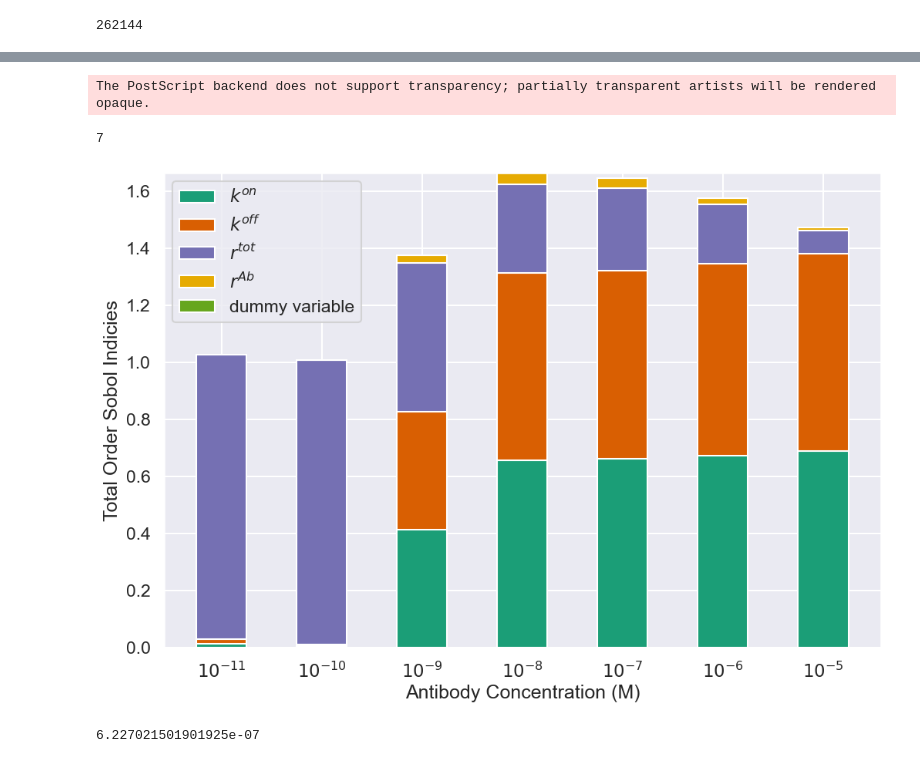
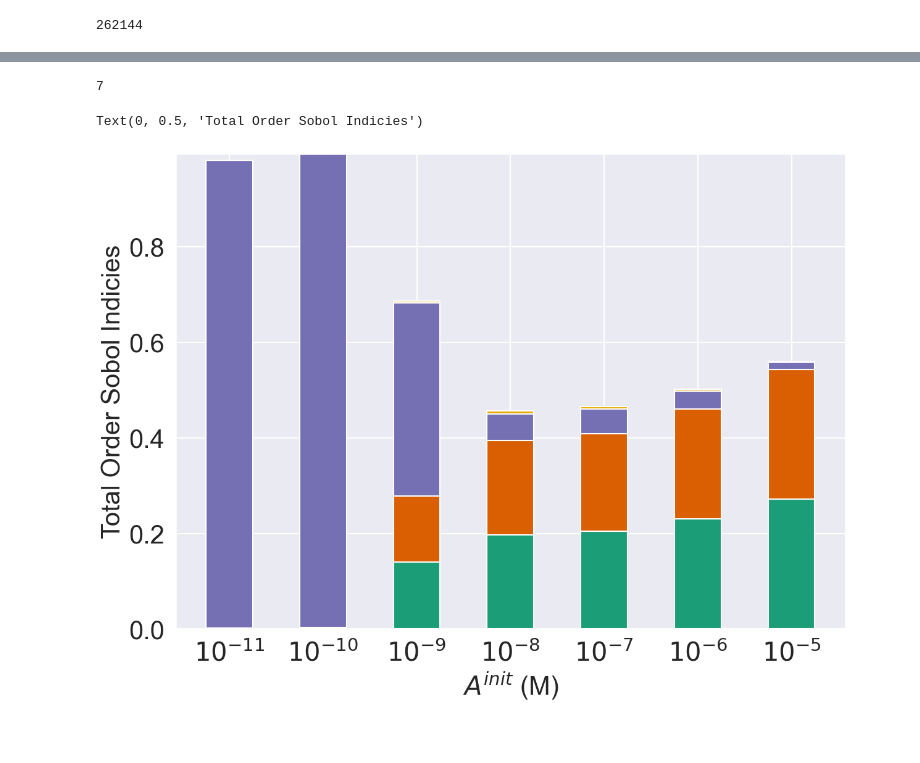
Before and after one commit to lukedtc/ADCC-Project, a Jupyter notebook: Corrected_model/model_r_single_cell_sensiv_analysis.ipynb, the cells around one changed output, grey strips where cells are left out. Drawn from its saved outputs; the diff is of its cells as text; code cells hidden in the pictures; blank space fills up the shorter version.

```diff
--- a/Corrected_model/model_r_single_cell_sensiv_analysis.ipynb
+++ b/Corrected_model/model_r_single_cell_sensiv_analysis.ipynb
@@ -47,18 +47,18 @@ problem1 = {
                [1, 1000]]
 }
 # %%
+
 vals = SALib.sample.sobol.sample(problem1, 65536)
-Y_ag1 = np.zeros(len(vals))
-Y_ag2 = np.zeros(len(vals))
-Y_ab = np.zeros(len(vals))
-indicies_ag1 = []
-indicies_ag2 = []
-indicies_ab = []
 A0s = [1e-11, 1e-10, 1e-9, 1e-8, 1e-7, 1e-6, 1e-5]
-
 Y = np.zeros(len(vals))
+Y1 = np.zeros(len(vals))
+Y2 = np.zeros(len(vals))
 indicies = []
 indicies_1 = []
+indicies_2 = []
+indicies_3= []
+indicies_4 = []
+indicies_5 = []
 # %%
 16384*16
 # %% [output]
@@ -82,9 +82,9 @@ for Ainit in A0s:
         k2 = target_effective_conc*kon/rtot
 
         if Ainit < 1e-8:
-            guess = 0
+            guess = 1e-4
         else:
-            guess = 0
+            guess = 1e-4
 
         A1_st = fsolve(A1_steady_state, [guess], args=(Ainit, kon, koff, k2, rtot, dummy))
         A2_st = A2_steady_state(A1_st, k2, koff, rtot, dummy)
@@ -93,12 +93,20 @@ for Ainit in A0s:
 
         if ((A1_st + 2*A2_st) > rtot):
             print('blown up')
-        Ag = (A1_st + 2*A2_st)/rtot
+        Ag =(A1_st + A2_st)
         Y[i] = Ag
+        Y1[i] = Ag/rtot
+        Y2[i] = (A1_st + 2*A2_st)/rtot
 
     Si = sobol.analyze(problem1, Y, print_to_console=True)
     indicies.append(Si['ST'])
     indicies_1.append(Si['S1'])
+    Si = sobol.analyze(problem1, Y1, print_to_console=True)
+    indicies_2.append(Si['ST'])
+    indicies_3.append(Si['S1'])
+    Si = sobol.analyze(problem1, Y2, print_to_console=True)
+    indicies_4.append(Si['ST'])
+    indicies_5.append(Si['S1'])
 # %% [output]
 1e-11
              ST   ST_conf
@@ -198,44 +206,41 @@ rtot_si = np.zeros(len(A0s))
 dummy_si = np.zeros(len(A0s))
 
 
 for i in range(len(indicies)):
-    vals = indicies[i]
+    vals = indicies_5[i]
     rtot_si[i] = vals[0]
     kon_si[i] = vals[1]
     rab_si[i] = vals[2]
     koff_si[i] = vals[3]
     dummy_si[i] = vals[4]
 
 print(len(indicies))
 ab_conc = ( r'$10^{-11}$', r'$10^{-10}$', r'$10^{-9}$', r'$10^{-8}$', r'$10^{-7}$', r'$10^{-6}$', r'$10^{-5}$')
 
 
 sns.set_theme()
 sns.set_context("talk")
 
 width = 0.5
-fig, ax = plt.subplots(figsize=(12,8))
+fig, ax = plt.subplots(figsize=(14,10))
 bottom = np.zeros(7)
 
 cm = plt.cm.get_cmap('Dark2')
 ax.bar(ab_conc, kon_si, width, label=r'$k^{on}$', bottom= bottom, color=cm(0))
 bottom+= kon_si
 ax.bar(ab_conc, koff_si, width, label=r'$k^{off}$', bottom= bottom, color=cm(1))
 bottom+= koff_si
 ax.bar(ab_conc, rtot_si, width, label=r'$r^{tot}$', bottom= bottom, color=cm(2))
 bottom+= rtot_si
 ax.bar(ab_conc, rab_si, width, label=r'$r^{Ab}$', bottom= bottom, color=cm(5))
 bottom+= rab_si
-ax.bar(ab_conc, dummy_si, width, label='dummy variable', bottom=bottom, color=cm(4))
-ax.legend(loc='best')
-ax.set_xlabel('Antibody Concentration (M)')
-ax.set_ylabel('Total Order Sobol Indicies')
-plt.savefig('/Users/lukeheirene/ADCC-Project/Figures/model_r_receptor_occupancy_total_order_sensiv_analysis.eps')
+ax.bar(ab_conc, dummy_si, width, label='dummy variable', bottom=bottom, color='black')
+#ax.legend(loc='best', fontsize=20)
+ax.tick_params(labelsize=30)
+ax.set_xlabel(r'$A^{init}$' + ' (M)', fontsize=30)
+ax.set_ylabel('Total Order Sobol Indicies', fontsize=30)
+#plt.savefig('/Users/lukeheirene/ADCC-Project/Figures/model_r_receptor_occupancy_total_order_sensiv_analysis.png')
 # %% [output]
-The PostScript backend does not support transparency; partially transparent artists will be rendered opaque.
+7
-7
+Text(0, 0.5, 'Total Order Sobol Indicies')
-[figure, old version]
+[figure, new version]
-# %%
-3*1e6/(8*N_A*1e3*1e-15)
-# %% [output]
-6.227021501901925e-07
```
Also changed, not shown: parts of 2 cells of this notebook, 9 other files.
